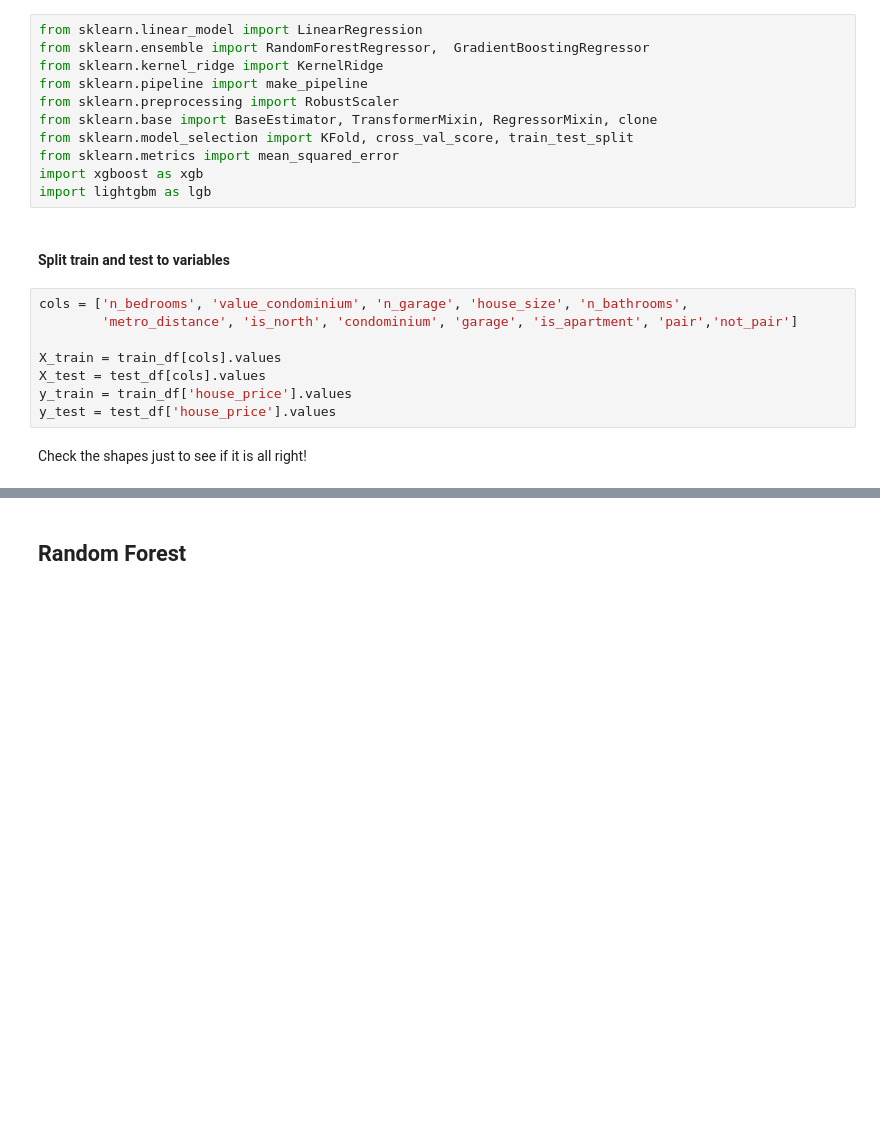
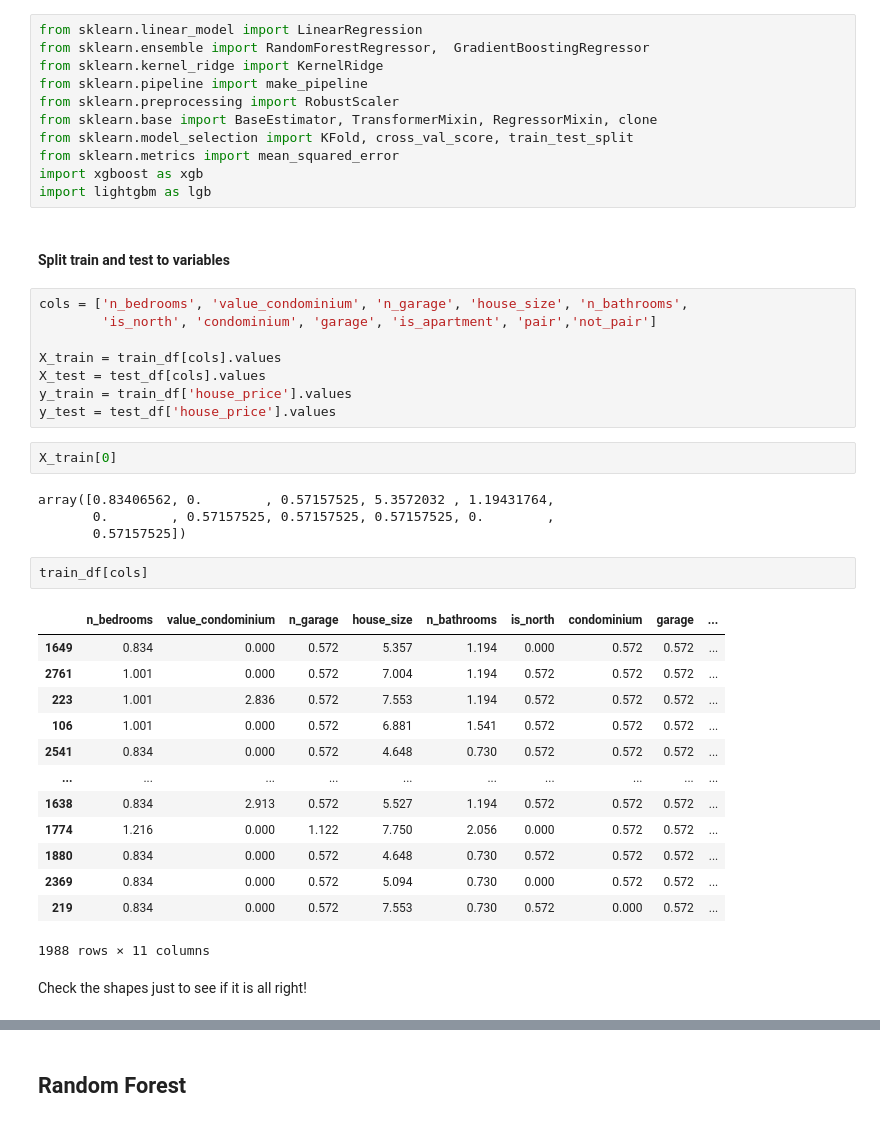
Before and after one commit to davi-santos/samambaia-house-price-prediction, a Jupyter notebook: Machine Learning Models.ipynb, the cells around one changed output, grey strips where cells are left out. Saved outputs shown, nothing was run; the diff lists cells and outputs as text; blank space fills up the shorter version.

```diff
--- a/Machine Learning Models.ipynb
+++ b/Machine Learning Models.ipynb
@@ -624,18 +669,40 @@ from sklearn.model_selection import KFold, cross_val_score, train_test_split
 from sklearn.metrics import mean_squared_error
 import xgboost as xgb
 import lightgbm as lgb
-# %% [markdown]
-#### Split train and test to variables
+# %% [markdown]
+#### Split train and test to variables
 # %%
 cols = ['n_bedrooms', 'value_condominium', 'n_garage', 'house_size', 'n_bathrooms',
-        'metro_distance', 'is_north', 'condominium', 'garage', 'is_apartment', 'pair','not_pair']
+        'is_north', 'condominium', 'garage', 'is_apartment', 'pair','not_pair']
 
 X_train = train_df[cols].values
 X_test = test_df[cols].values
 y_train = train_df['house_price'].values
 y_test = test_df['house_price'].values
-# %% [markdown]
-Check the shapes just to see if it is all right!
+# %%
+X_train[0]
+# %% [output]
+array([0.83406562, 0.        , 0.57157525, 5.3572032 , 1.19431764,
+       0.        , 0.57157525, 0.57157525, 0.57157525, 0.        ,
+       0.57157525])
+# %%
+train_df[cols]
+# %% [output]
+|  | n_bedrooms | value_condominium | n_garage | house_size | n_bathrooms | is_north | condominium | garage | ... |
+| 1649 | 0.834 | 0.000 | 0.572 | 5.357 | 1.194 | 0.000 | 0.572 | 0.572 | ... |
+| 2761 | 1.001 | 0.000 | 0.572 | 7.004 | 1.194 | 0.572 | 0.572 | 0.572 | ... |
+| 223 | 1.001 | 2.836 | 0.572 | 7.553 | 1.194 | 0.572 | 0.572 | 0.572 | ... |
+| 106 | 1.001 | 0.000 | 0.572 | 6.881 | 1.541 | 0.572 | 0.572 | 0.572 | ... |
+| 2541 | 0.834 | 0.000 | 0.572 | 4.648 | 0.730 | 0.572 | 0.572 | 0.572 | ... |
+| ... | ... | ... | ... | ... | ... | ... | ... | ... | ... |
+| 1638 | 0.834 | 2.913 | 0.572 | 5.527 | 1.194 | 0.572 | 0.572 | 0.572 | ... |
+| 1774 | 1.216 | 0.000 | 1.122 | 7.750 | 2.056 | 0.000 | 0.572 | 0.572 | ... |
+| 1880 | 0.834 | 0.000 | 0.572 | 4.648 | 0.730 | 0.572 | 0.572 | 0.572 | ... |
+| 2369 | 0.834 | 0.000 | 0.572 | 5.094 | 0.730 | 0.000 | 0.572 | 0.572 | ... |
+| 219 | 0.834 | 0.000 | 0.572 | 7.553 | 0.730 | 0.572 | 0.000 | 0.572 | ... |
+1988 rows × 11 columns
+# %% [markdown]
+Check the shapes just to see if it is all right!
 # %%
 X_train.shape, X_test.shape, y_train.shape, y_test.shape
 # %% [output]
```
Also changed, not shown: parts of 45 cells of this notebook, 9 other files.
